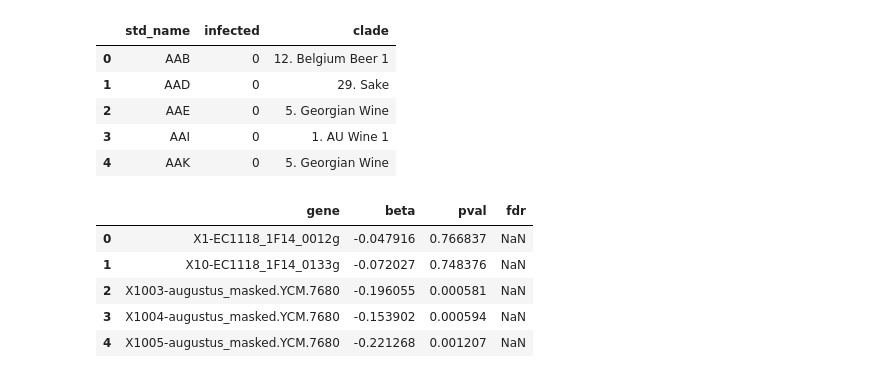
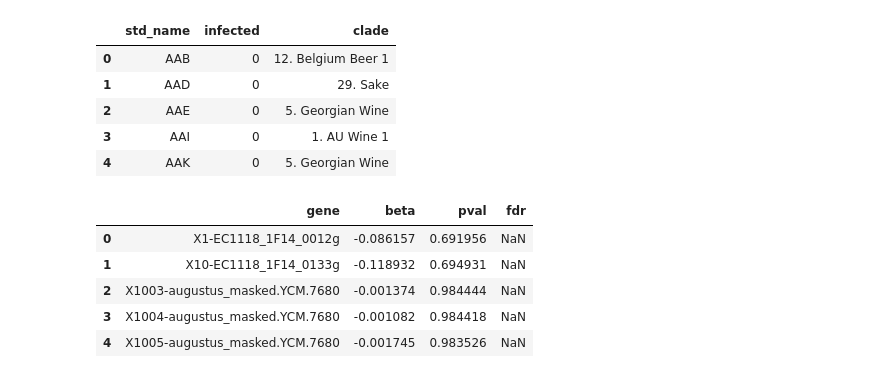
Before and after one commit to irahorecka/yeastvirome, a Jupyter notebook: jupyter/lmm.ipynb, the cells around one changed output. Drawn from its saved outputs; the diff is of its cells as text; code cells hidden in the pictures.

```diff
--- a/jupyter/lmm.ipynb
+++ b/jupyter/lmm.ipynb
@@ -145,11 +158,7 @@ logcpm.head()
 5 rows × 969 columns
 # %%
 # Reshape to long format
-long_df = (
-    logcpm
-    .reset_index()
-    .melt(id_vars="gene", var_name="strain", value_name="logcpm")
-)
+long_df = logcpm.reset_index().melt(id_vars="gene", var_name="strain", value_name="logcpm")
 long_df.head()
 # %% [output]
 |  | gene | strain | logcpm |
@@ -269,13 +284,18 @@ from statsmodels.tools.sm_exceptions import ConvergenceWarning
 warnings.simplefilter("ignore", ConvergenceWarning)
 warnings.filterwarnings("ignore", message=".*divide by zero.*", category=RuntimeWarning)
 warnings.filterwarnings("ignore", message=".*invalid value encountered.*", category=RuntimeWarning)
-warnings.filterwarnings("ignore", message=".*Random effects covariance is singular.*", category=UserWarning)
+warnings.filterwarnings(
+    "ignore", message=".*Random effects covariance is singular.*", category=UserWarning
+)
 
 # -------------------------------
 # Core: Single-gene model fitting
 # -------------------------------
 
-def _fit_lmm_per_gene(gene: str, dfg: pd.DataFrame, outcome: str, predictor: str, group: str) -> dict:
+
+def _fit_lmm_per_gene(
+    gene: str, dfg: pd.DataFrame, outcome: str, predictor: str, group: str
+) -> dict:
     """
     Fit a mixed linear model for a single gene.
 
@@ -292,8 +312,12 @@ def _fit_lmm_per_gene(gene: str, dfg: pd.DataFrame, outcome: str, predictor: str
     # Suppress inside each subprocess
     warnings.simplefilter("ignore", ConvergenceWarning)
     warnings.filterwarnings("ignore", message=".*divide by zero.*", category=RuntimeWarning)
-    warnings.filterwarnings("ignore", message=".*invalid value encountered.*", category=RuntimeWarning)
-    warnings.filterwarnings("ignore", message=".*Random effects covariance is singular.*", category=UserWarning)
+    warnings.filterwarnings(
+        "ignore", message=".*invalid value encountered.*", category=RuntimeWarning
+    )
+    warnings.filterwarnings(
+        "ignore", message=".*Random effects covariance is singular.*", category=UserWarning
+    )
 
     if dfg[predictor].nunique() < 2:
         return {"gene": gene, "beta": np.nan, "pval": np.nan}
@@ -306,23 +330,27 @@ def _fit_lmm_per_gene(gene: str, dfg: pd.DataFrame, outcome: str, predictor: str
         return {
             "gene": gene,
             "beta": fit.params.get(predictor, np.nan),
-            "pval": fit.pvalues.get(predictor, np.nan)
+            "pval": fit.pvalues.get(predictor, np.nan),
         }
     except Exception:
         return {"gene": gene, "beta": np.nan, "pval": np.nan}
+
 
 # -------------------------------
 # Public API: Parallel LMM runner
 # -------------------------------
 
-def run_lmm_joblib(long_df: pd.DataFrame,
-                   meta_df: pd.DataFrame,
-                   outcome: str = "logcpm",
-                   predictor: str = "infected",
-                   group: str = "clade",
-                   strain_col: str = "strain",
-                   meta_strain_col: str = "std_name",
-                   n_jobs: int = 8) -> pd.DataFrame:
+
+def run_lmm_joblib(
+    long_df: pd.DataFrame,
+    meta_df: pd.DataFrame,
+    outcome: str = "logcpm",
+    predictor: str = "infected",
+    group: str = "clade",
+    strain_col: str = "strain",
+    meta_strain_col: str = "std_name",
+    n_jobs: int = 8,
+) -> pd.DataFrame:
     """
     Run per-gene linear mixed models in parallel using joblib.
 
@@ -345,42 +373,43 @@ def run_lmm_joblib(long_df: pd.DataFrame,
         meta_df[[meta_strain_col, predictor, group]],
         left_on=strain_col,
         right_on=meta_strain_col,
-        how="inner"
+        how="inner",
     )
 
     # Drop missing values in relevant columns
-    df = df[[ "gene", outcome, predictor, group ]].dropna()
+    df = df[["gene", outcome, predictor, group]].dropna()
 
     # Parallelized model fitting
     grouped = list(df.groupby("gene"))
     results = Parallel(n_jobs=n_jobs, backend="loky")(
         delayed(_fit_lmm_per_gene)(gene, dfg, outcome, predictor, group)
         for gene, dfg in tqdm(grouped, desc="Running LMMs")
     )
 
     res_df = pd.DataFrame(results)
 
     # Multiple testing correction
     if not res_df["pval"].isnull().all():
         res_df["fdr"] = multipletests(res_df["pval"], method="fdr_bh")[1]
     else:
         res_df["fdr"] = np.nan
 
     return res_df
 
+
 # Filter clades with fewer than N members
-min_clade_members = 5
+min_clade_members = 3
 valid_clades = meta["clade"].value_counts()[lambda x: x >= min_clade_members].index
 meta = meta[meta["clade"].isin(valid_clades)]
 
 results = run_lmm_joblib(long_df, meta, n_jobs=8)
 results.head()
 # %% [output]
 |  | gene | beta | pval | fdr |
-| 0 | X1-EC1118_1F14_0012g | -0.047916 | 0.766837 | NaN |
-| 1 | X10-EC1118_1F14_0133g | -0.072027 | 0.748376 | NaN |
-| 2 | X1003-augustus_masked.YCM.7680 | -0.196055 | 0.000581 | NaN |
-| 3 | X1004-augustus_masked.YCM.7680 | -0.153902 | 0.000594 | NaN |
-| 4 | X1005-augustus_masked.YCM.7680 | -0.221268 | 0.001207 | NaN |
+| 0 | X1-EC1118_1F14_0012g | -0.086157 | 0.691956 | NaN |
+| 1 | X10-EC1118_1F14_0133g | -0.118932 | 0.694931 | NaN |
+| 2 | X1003-augustus_masked.YCM.7680 | -0.001374 | 0.984444 | NaN |
+| 3 | X1004-augustus_masked.YCM.7680 | -0.001082 | 0.984418 | NaN |
+| 4 | X1005-augustus_masked.YCM.7680 | -0.001745 | 0.983526 | NaN |
 # %%
 import re
```
Also changed, not shown: parts of 16 cells of this notebook.
